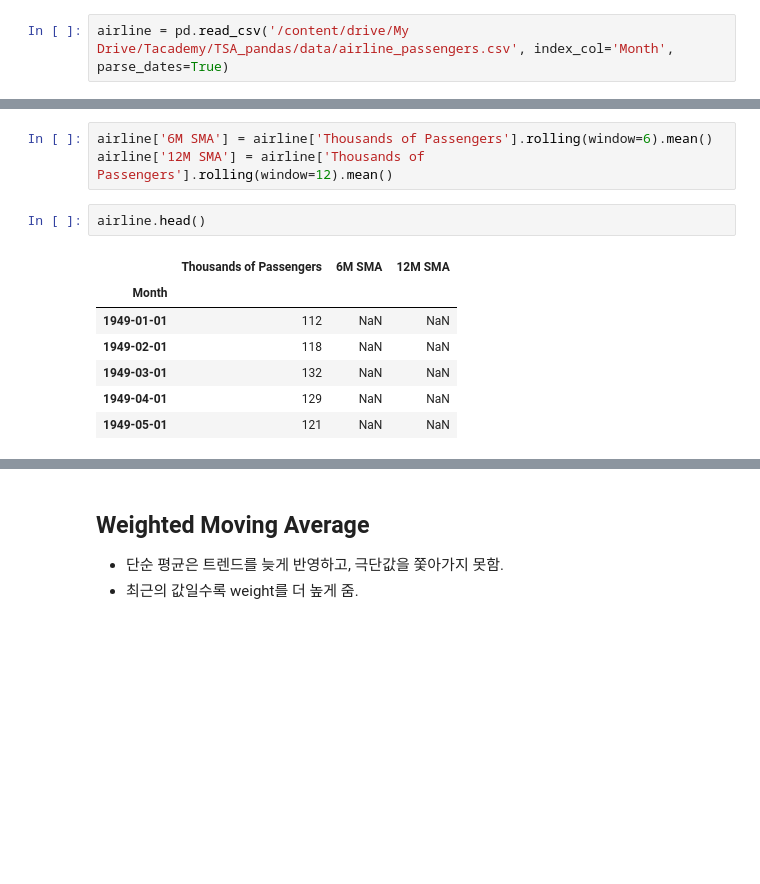
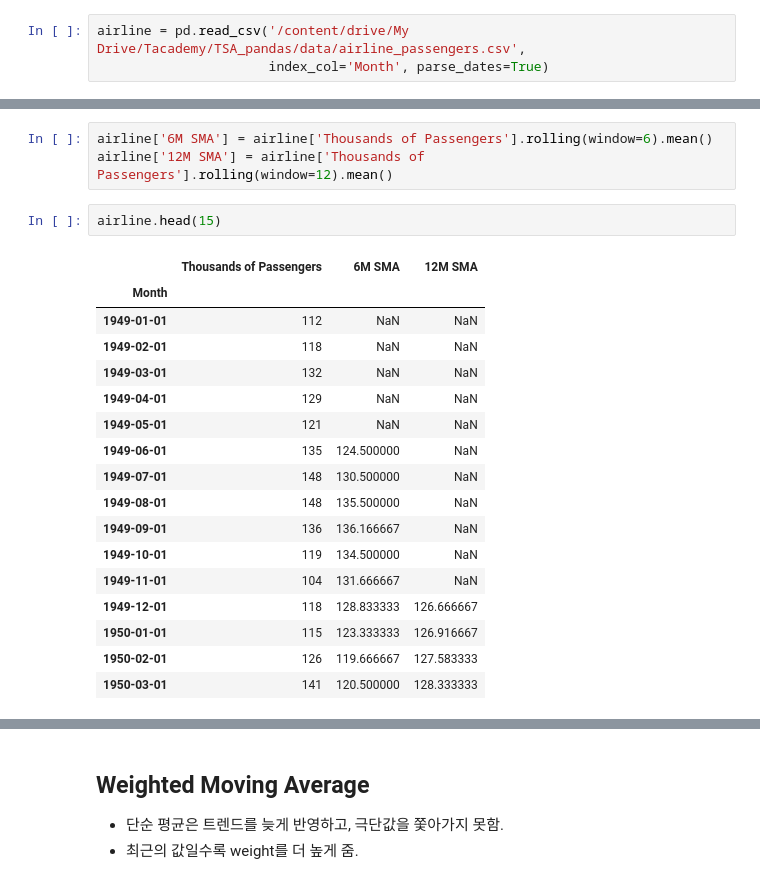
Before and after one commit to HyeonhoonLee/TSA_pandas, a Jupyter notebook: 09_Forecasting_Models.ipynb, the cells around one changed output, grey strips where cells are left out. Cells and saved outputs as stored; diff of their text form; blank space fills up the shorter version.

```diff
--- a/09_Forecasting_Models.ipynb
+++ b/09_Forecasting_Models.ipynb
@@ -22,7 +22,8 @@ import matplotlib.pyplot as plt
 from sklearn.metrics import mean_squared_error
 %matplotlib inline
 # %%
-airline = pd.read_csv('/content/drive/My Drive/Tacademy/TSA_pandas/data/airline_passengers.csv', index_col='Month', parse_dates=True)
+airline = pd.read_csv('/content/drive/My Drive/Tacademy/TSA_pandas/data/airline_passengers.csv',
+                      index_col='Month', parse_dates=True)
 # %%
 airline.head()
 # %% [output]
@@ -41,15 +42,25 @@ Moving Average 구하는 방법에 대해서는 앞서 rolling mean 을 통해
 airline['6M SMA'] = airline['Thousands of Passengers'].rolling(window=6).mean()
 airline['12M SMA'] = airline['Thousands of Passengers'].rolling(window=12).mean()
 # %%
-airline.head()
+airline.head(15)
 # %% [output]
 |  | Thousands of Passengers | 6M SMA | 12M SMA |
 | Month |  |  |  |
 | 1949-01-01 | 112 | NaN | NaN |
 | 1949-02-01 | 118 | NaN | NaN |
 | 1949-03-01 | 132 | NaN | NaN |
 | 1949-04-01 | 129 | NaN | NaN |
 | 1949-05-01 | 121 | NaN | NaN |
+| 1949-06-01 | 135 | 124.500000 | NaN |
+| 1949-07-01 | 148 | 130.500000 | NaN |
+| 1949-08-01 | 148 | 135.500000 | NaN |
+| 1949-09-01 | 136 | 136.166667 | NaN |
+| 1949-10-01 | 119 | 134.500000 | NaN |
+| 1949-11-01 | 104 | 131.666667 | NaN |
+| 1949-12-01 | 118 | 128.833333 | 126.666667 |
+| 1950-01-01 | 115 | 123.333333 | 126.916667 |
+| 1950-02-01 | 126 | 119.666667 | 127.583333 |
+| 1950-03-01 | 141 | 120.500000 | 128.333333 |
 # %%
 airline.plot(figsize=(12,8))
 # %% [output]
```
Also changed, not shown: parts of 16 cells of this notebook.
